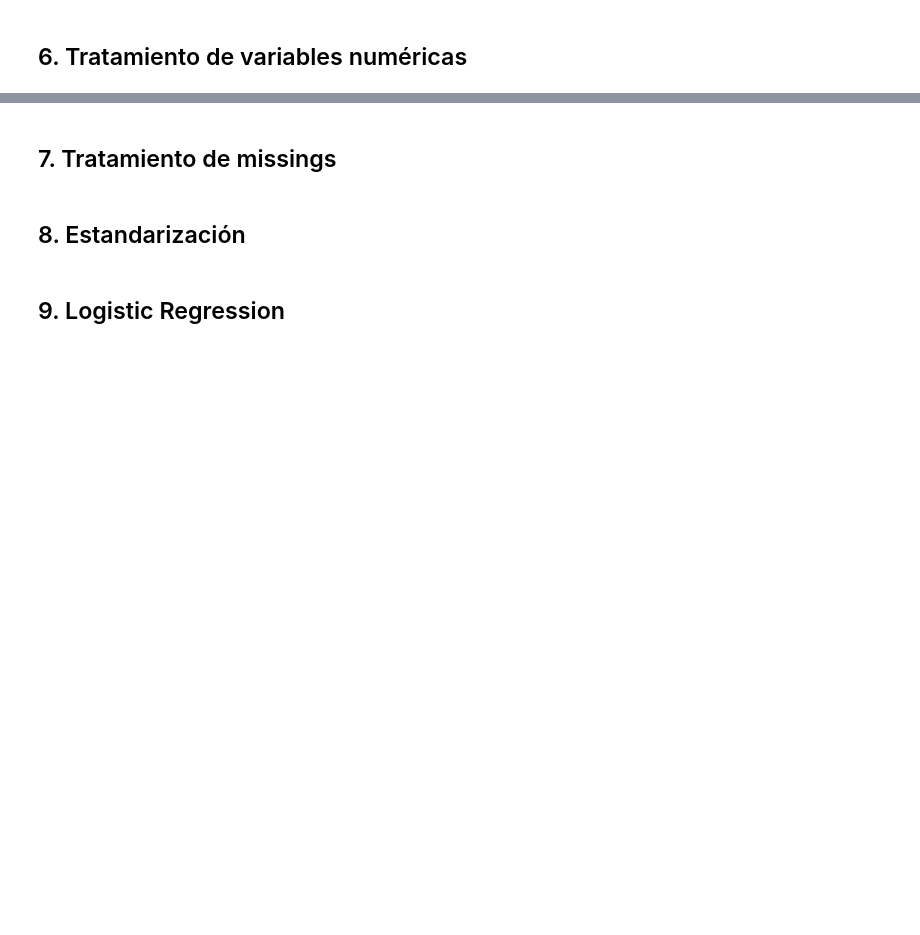
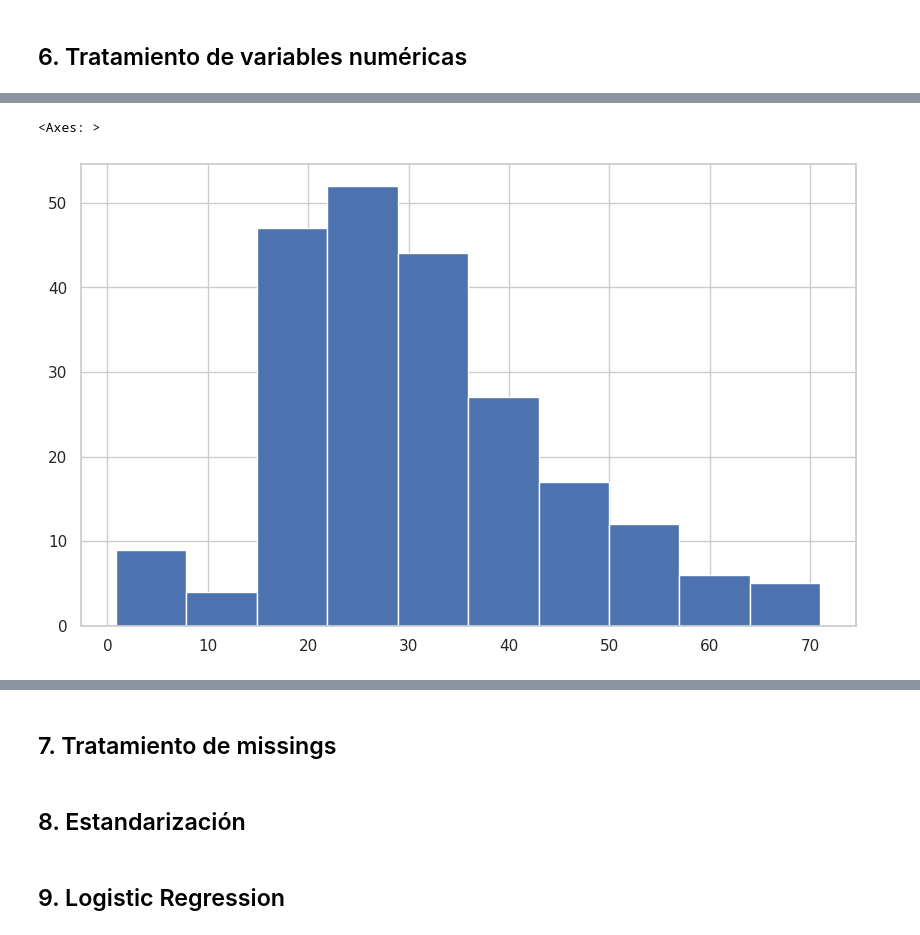
Before and after one commit to JCaballerot/Machine-Learning-Program, a Jupyter notebook: Supervised_models/Logistic_regression/Lab_Titanic.ipynb, the cells around one changed output, grey strips where cells are left out. Saved outputs shown, nothing was run; the diff lists cells and outputs as text; code cells hidden in the pictures; blank space fills up the shorter version.

```diff
--- a/Supervised_models/Logistic_regression/Lab_Titanic.ipynb
+++ b/Supervised_models/Logistic_regression/Lab_Titanic.ipynb
@@ -501,0 +650,5 @@ test_I  = z_score(test,  univariate, univariate.feature.tolist())
+# %%
+test_I.Age.hist()
+# %% [output]
+<Axes: >
+[figure, added]
```
Also changed, not shown: parts of 32 cells of this notebook.
